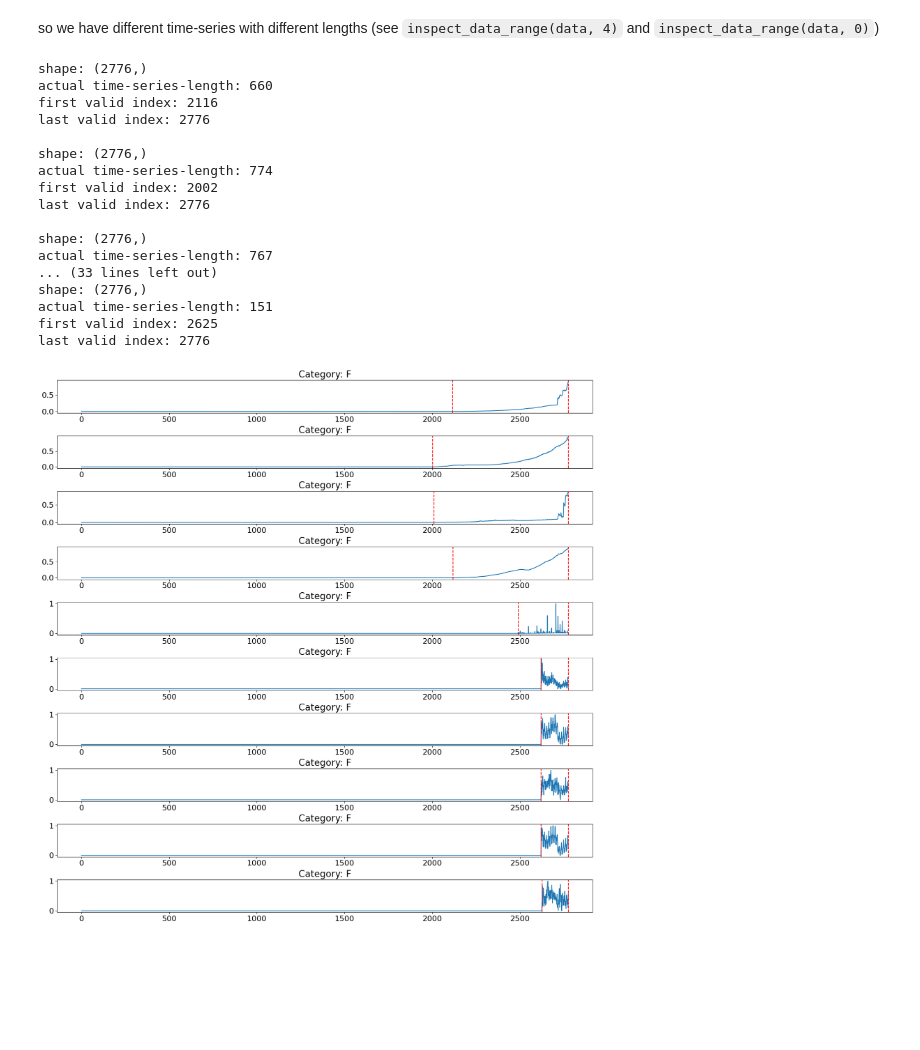
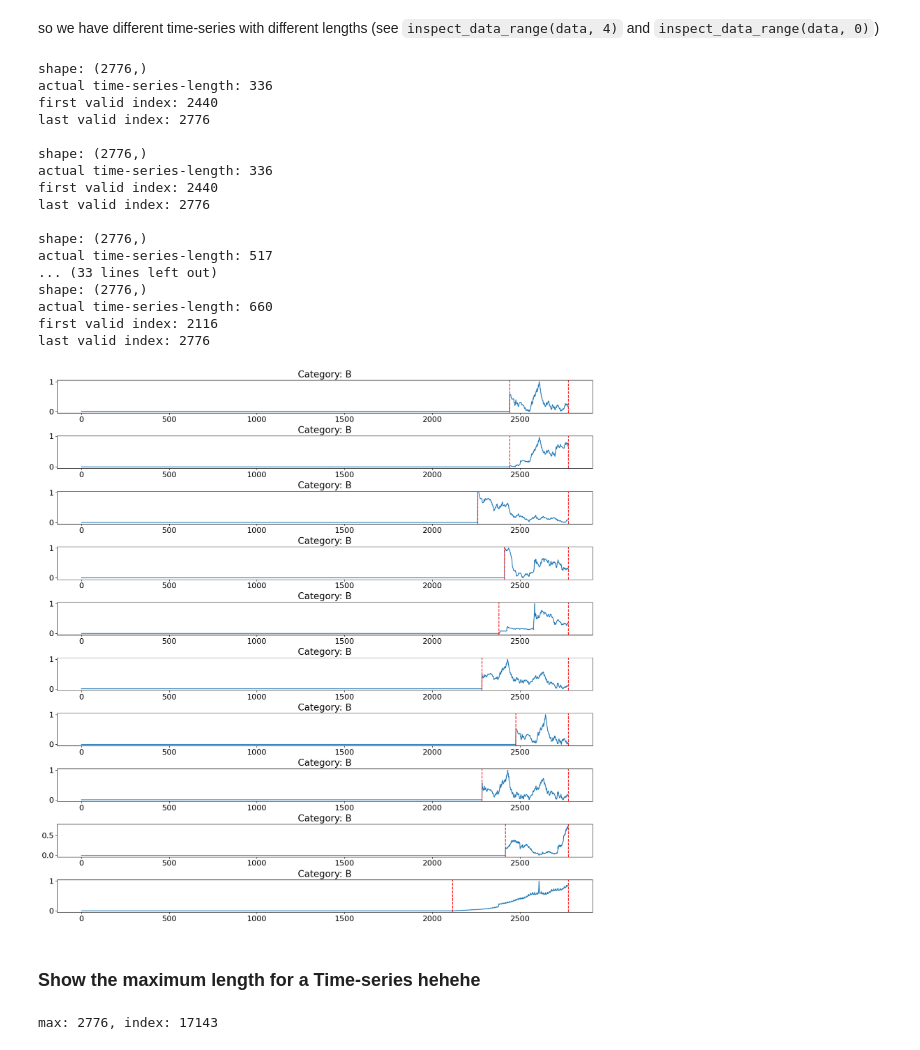
Before and after one commit to AlessandroSironi/AN2DL-Challenges-24, a Jupyter notebook: Challenge 2/notebooks/20231210_dataset_exploration-tomaso.ipynb, the cells around one changed output. Drawn from its saved outputs; the diff is of its cells as text; code cells hidden in the pictures; blank space fills up the shorter version.

Commit message:
add first try

```diff
--- a/Challenge 2/notebooks/20231210_dataset_exploration-tomaso.ipynb
+++ b/Challenge 2/notebooks/20231210_dataset_exploration-tomaso.ipynb
@@ -162,23 +166,37 @@ def inspect_data_by_category(data, category, size):
 
     plt.show()
 # %%
-inspect_data_by_category(data, 'F', 10)
+inspect_data_by_category(data, 'B', 10)
 # %% [output]
+shape: (2776,)
+actual time-series-length: 336
+first valid index: 2440
+last valid index: 2776
+
+shape: (2776,)
+actual time-series-length: 336
+first valid index: 2440
+last valid index: 2776
+
+shape: (2776,)
+actual time-series-length: 517
+... (33 lines left out)
 shape: (2776,)
 actual time-series-length: 660
 first valid index: 2116
 last valid index: 2776
-
-shape: (2776,)
-actual time-series-length: 774
-first valid index: 2002
-last valid index: 2776
-
-shape: (2776,)
-actual time-series-length: 767
-... (33 lines left out)
-shape: (2776,)
-actual time-series-length: 151
-first valid index: 2625
-last valid index: 2776
-[figure, old version]
+[figure, new version]
+# %% [markdown]
+### Show the maximum length for a Time-series hehehe
+# %%
+maximum = 0
+temp = 0
+for i in range(len(valid)):
+
+    if(valid[i][-1] - valid[i][0] > temp):
+        maximum = valid[i][-1] - valid[i][0]
+        temp = maximum
+        index = i
+print(f'max: {maximum}, index: {index}')
+# %% [output]
+max: 2776, index: 17143
```
Also changed, not shown: parts of 2 cells of this notebook, 1 other file.
